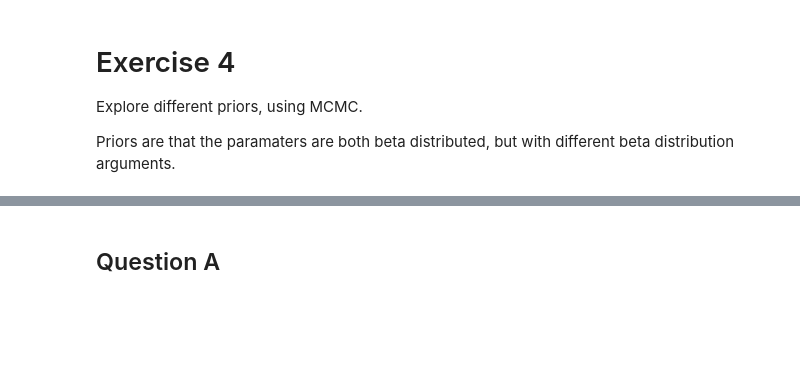
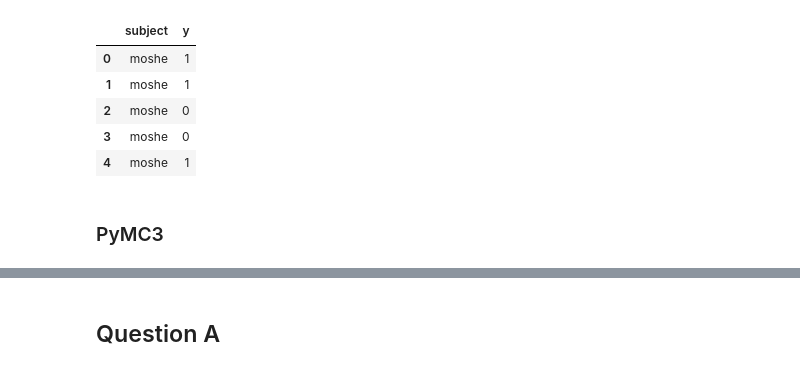
Before and after one commit to Nagasaki45/dbdapy, a Jupyter notebook: ch08.ipynb, the cells around one changed output, grey strips where cells are left out. Saved outputs shown, nothing was run; the diff lists cells and outputs as text; code cells hidden in the pictures; blank space fills up the shorter version.

```diff
--- a/ch08.ipynb
+++ b/ch08.ipynb
@@ -87,6 +22,12 @@ yossi ess: 29320.672770799734
-# %% [markdown]
-# Exercise 4
-
-Explore different priors, using MCMC.
-
-Priors are that the paramaters are both beta distributed, but with different beta distribution arguments.
+# %%
+data = pd.read_csv('data/ch08_ex1_demo_data.csv', dtype={'subject': 'category'})
+data.head()
+# %% [output]
+|  | subject | y |
+| 0 | moshe | 1 |
+| 1 | moshe | 1 |
+| 2 | moshe | 0 |
+| 3 | moshe | 0 |
+| 4 | moshe | 1 |
+# %% [markdown]
+### PyMC3
```
Also changed, not shown: parts of 21 cells of this notebook, 2 other files.
